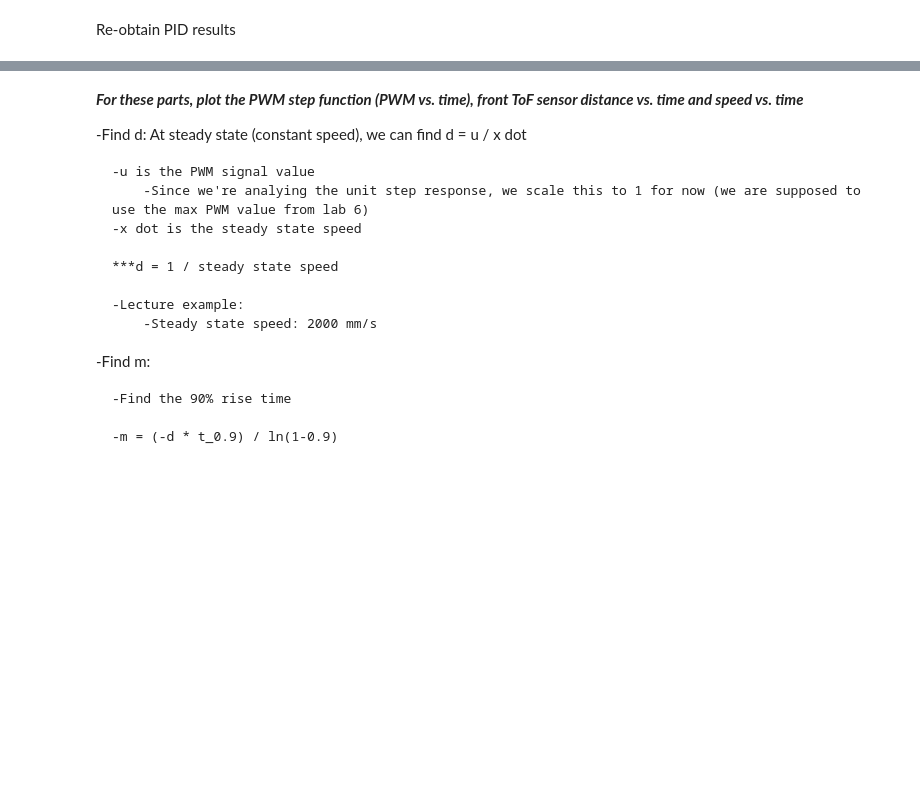
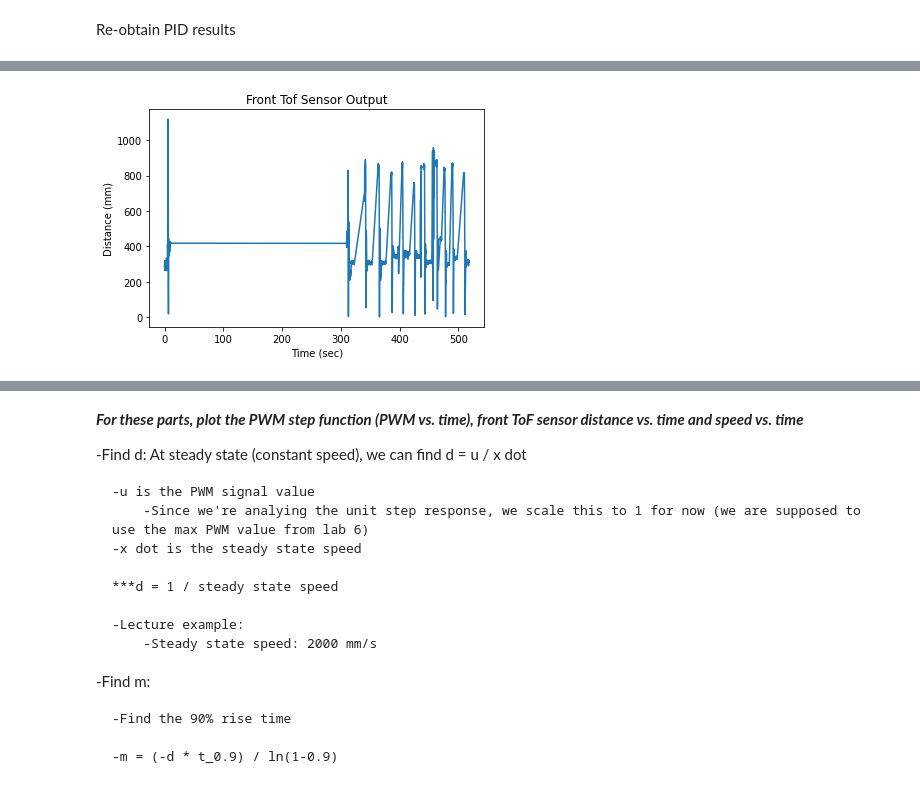
Before and after one commit to roninsharma25/Fast-Robots, a Jupyter notebook: Lab7/ble/RobotControl.ipynb, the cells around one changed output, grey strips where cells are left out. Saved outputs shown, nothing was run; the diff lists cells and outputs as text; code cells hidden in the pictures; blank space fills up the shorter version.

```diff
--- a/Lab7/ble/RobotControl.ipynb
+++ b/Lab7/ble/RobotControl.ipynb
@@ -107,0 +123,21 @@ rc.pingRobot()
+# %%
+frontTOFData = rc.tof2_readings
+startTimeTOF = frontTOFData[0][1]
+
+# Get speed data
+# format: [ [velocities], [times] ]
+speedData = distToVelocity(frontTOFData)
+
+# Get motor PWM input
+motorData = rc.motor_readings
+# %%
+plotTOFData = dataForPlot(frontTOFData)
+
+plt.plot([x - startTimeTOF for x in plotTOFData[1]], plotTOFData[0])
+plt.title('Front Tof Sensor Output')
+#plt.xlim([0, 10])
+plt.xlabel('Time (sec)')
+plt.ylabel('Distance (mm)')
+plt.show()
+# %% [output]
+[figure, added]
```
Also changed, not shown: parts of 8 cells of this notebook, 12 other files.
